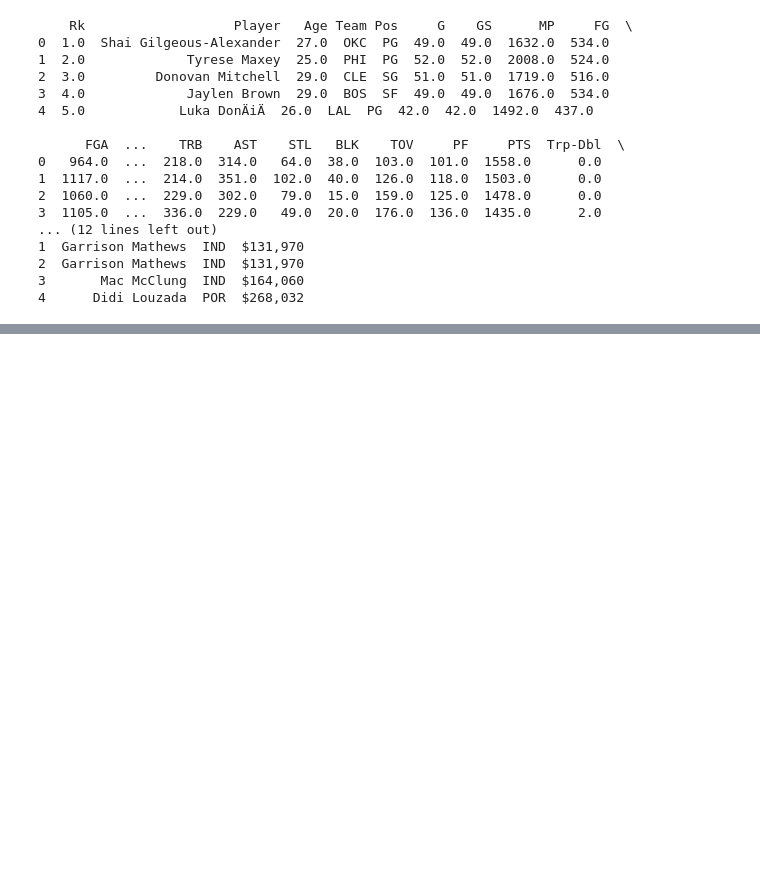
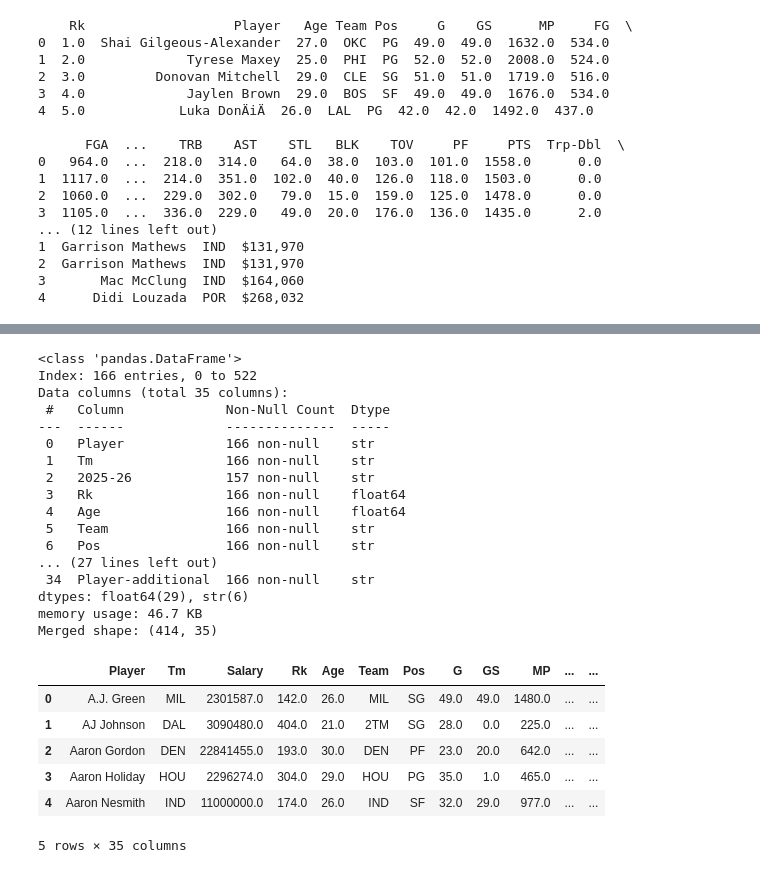
Before and after one commit to kavanwills/week_6, a Jupyter notebook: Lab-Clustering.ipynb, the cells around one changed output, grey strips where cells are left out. Cells and saved outputs as stored; diff of their text form; code cells hidden in the pictures; blank space fills up the shorter version.

```diff
--- a/Lab-Clustering.ipynb
+++ b/Lab-Clustering.ipynb
@@ -118,0 +71,50 @@ use average points, correlation
+# %%
+#Drop variables that will not be needed or are duplicates
+merged_data = pd.merge(salary, stats, on='Player')
+duplicates = merged_data[merged_data.duplicated(subset='Player', keep=False)]
+duplicates.info()
+# Convert the salary column from strings to a numeric value
+salary["Salary"] = (
+    salary["2025-26"]
+    .astype(str)
+    .str.replace(r"[^0-9.\-]", "", regex=True)
+    .replace("", np.nan)
+    .astype(float)
+)
+# Keep one row per player in salary by taking the maximum salary listed for that player
+salary = (
+    salary.groupby("Player", as_index=False)
+          .agg({"Tm": "first", "Salary": "max"})
+)
+# Keep one row per player in stats (prevents duplicated players from skewing clustering)
+stats = stats.drop_duplicates(subset="Player", keep="first")
+
+# Merge again now that salary and stats are cleaned and deduplicated
+merged_data = pd.merge(salary, stats, on="Player", how="inner")
+print("Merged shape:", merged_data.shape)
+merged_data.head()
+# %% [output]
+<class 'pandas.DataFrame'>
+Index: 166 entries, 0 to 522
+Data columns (total 35 columns):
+ #   Column             Non-Null Count  Dtype
+---  ------             --------------  -----
+ 0   Player             166 non-null    str
+ 1   Tm                 166 non-null    str
+ 2   2025-26            157 non-null    str
+ 3   Rk                 166 non-null    float64
+ 4   Age                166 non-null    float64
+ 5   Team               166 non-null    str
+ 6   Pos                166 non-null    str
+... (27 lines left out)
+ 34  Player-additional  166 non-null    str
+dtypes: float64(29), str(6)
+memory usage: 46.7 KB
+Merged shape: (414, 35)
+|  | Player | Tm | Salary | Rk | Age | Team | Pos | G | GS | MP | ... | ... |
+| 0 | A.J. Green | MIL | 2301587.0 | 142.0 | 26.0 | MIL | SG | 49.0 | 49.0 | 1480.0 | ... | ... |
+| 1 | AJ Johnson | DAL | 3090480.0 | 404.0 | 21.0 | 2TM | SG | 28.0 | 0.0 | 225.0 | ... | ... |
+| 2 | Aaron Gordon | DEN | 22841455.0 | 193.0 | 30.0 | DEN | PF | 23.0 | 20.0 | 642.0 | ... | ... |
+| 3 | Aaron Holiday | HOU | 2296274.0 | 304.0 | 29.0 | HOU | PG | 35.0 | 1.0 | 465.0 | ... | ... |
+| 4 | Aaron Nesmith | IND | 11000000.0 | 174.0 | 26.0 | IND | SF | 32.0 | 29.0 | 977.0 | ... | ... |
+5 rows × 35 columns
```
Also changed, not shown: parts of 22 cells of this notebook, 1 other file.
